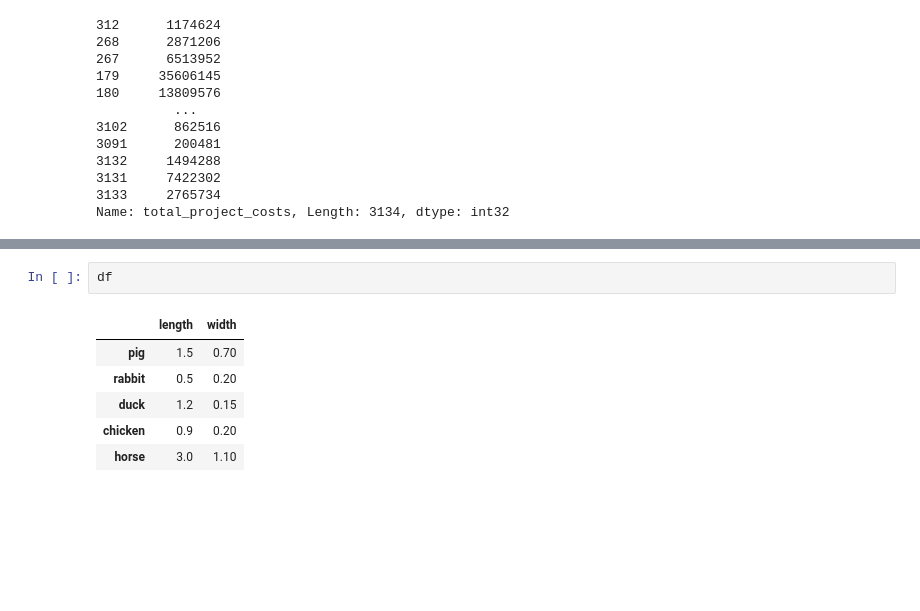
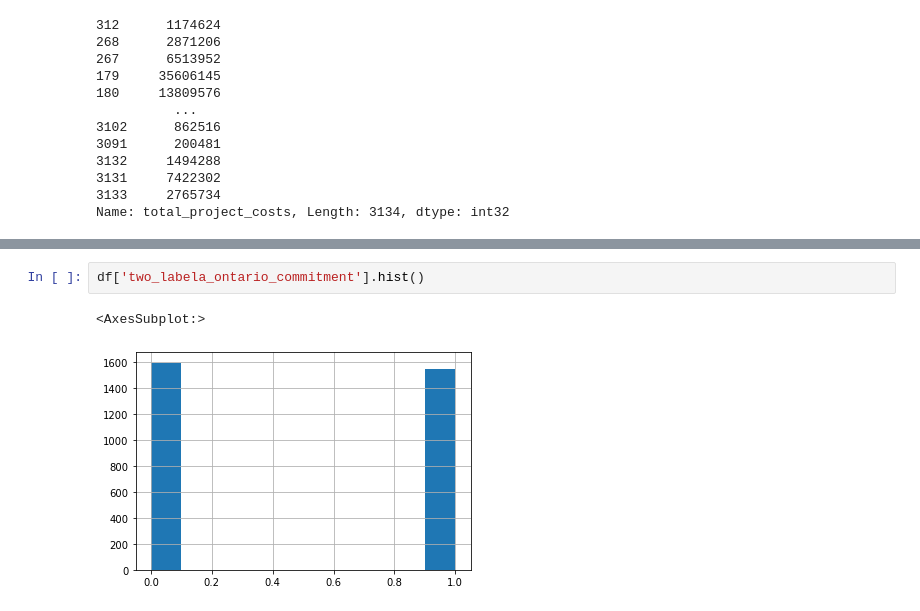
Before and after one commit to Amotagh/ORF, a Jupyter notebook: notebooks/2-exploratory-data-analysis.ipynb, the cells around one changed output, grey strips where cells are left out. Saved outputs shown, nothing was run; the diff lists cells and outputs as text; blank space fills up the shorter version.

```diff
--- a/notebooks/2-exploratory-data-analysis.ipynb
+++ b/notebooks/2-exploratory-data-analysis.ipynb
@@ -213,9 +259,5 @@ Name: total_project_costs, Length: 3134, dtype: int32
 # %%
-df
+df['two_labela_ontario_commitment'].hist()
 # %% [output]
-|  | length | width |
-| pig | 1.5 | 0.70 |
-| rabbit | 0.5 | 0.20 |
-| duck | 1.2 | 0.15 |
-| chicken | 0.9 | 0.20 |
-| horse | 3.0 | 1.10 |
+<AxesSubplot:>
+[figure, added]
```
Also changed, not shown: parts of 3 cells of this notebook, 11 other files.
